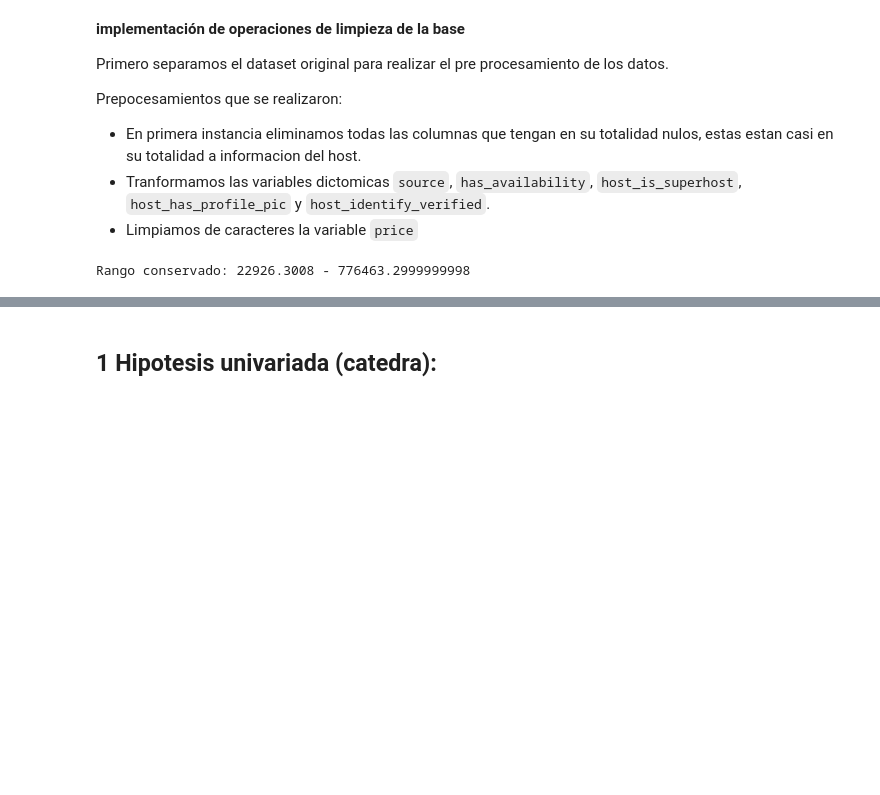
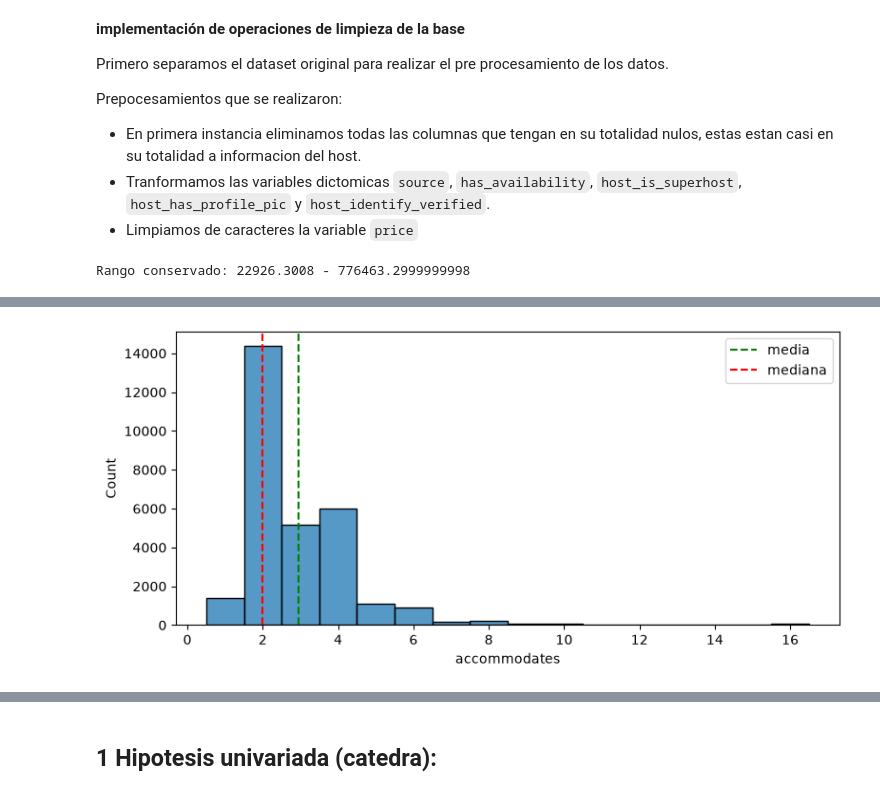
Before and after one commit to CanBugarini/TPE_CienciaDeDatos, a Jupyter notebook: Entregaf.ipynb, the cells around one changed output, grey strips where cells are left out. Saved outputs shown, nothing was run; the diff lists cells and outputs as text; code cells hidden in the pictures; blank space fills up the shorter version.

```diff
--- a/Entregaf.ipynb
+++ b/Entregaf.ipynb
@@ -127 +127,16 @@ max      776253.500000
 Name: price, dtype: float64
+# %%
+import pandas as pd
+import numpy as np
+import matplotlib.pyplot as plt
+import seaborn as sns
+acc = preprocessed_dataset["accommodates"].dropna()
+
+plt.figure(figsize=(9, 4))
+sns.histplot(acc, discrete=True)
+plt.axvline(acc.mean(), color="green", linestyle="--", label="media")
+plt.axvline(acc.median(), color="red", linestyle="--", label="mediana")
+plt.legend()
+plt.show()
+# %% [output]
+[figure, added]
```
Also changed, not shown: parts of 3 cells of this notebook, 7 other files.
